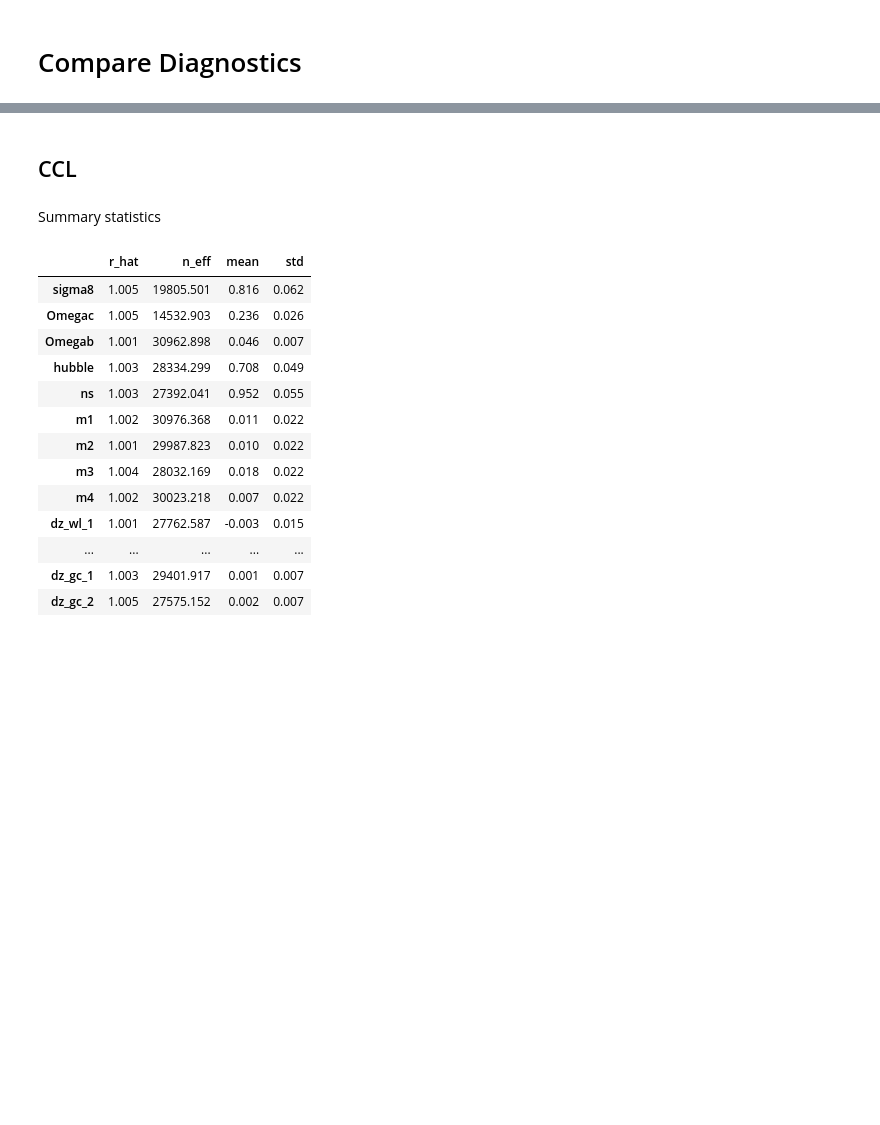
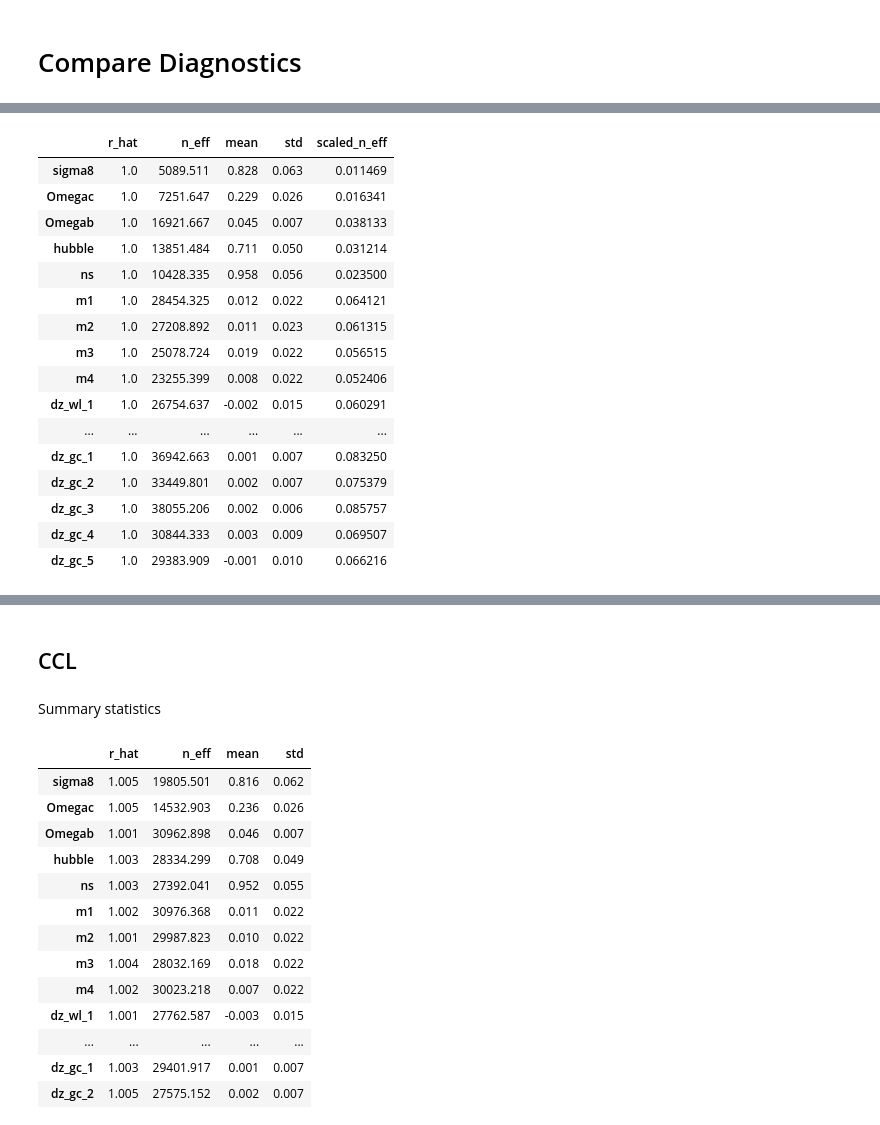
Before and after one commit to Harry45/DESEMU, a Jupyter notebook: notebooks/triangle_plot.ipynb, the cells around one changed output, grey strips where cells are left out. Cells and saved outputs as stored; diff of their text form; code cells hidden in the pictures; blank space fills up the shorter version.

```diff
--- a/notebooks/triangle_plot.ipynb
+++ b/notebooks/triangle_plot.ipynb
@@ -150,0 +203,20 @@ summary(sampler_jc_nuts_2.get_samples(group_by_chain=True)['sigma8'])['Param:0']
+# %%
+statistics_nuts
+# %% [output]
+|  | r_hat | n_eff | mean | std | scaled_n_eff |
+| sigma8 | 1.0 | 5089.511 | 0.828 | 0.063 | 0.011469 |
+| Omegac | 1.0 | 7251.647 | 0.229 | 0.026 | 0.016341 |
+| Omegab | 1.0 | 16921.667 | 0.045 | 0.007 | 0.038133 |
+| hubble | 1.0 | 13851.484 | 0.711 | 0.050 | 0.031214 |
+| ns | 1.0 | 10428.335 | 0.958 | 0.056 | 0.023500 |
+| m1 | 1.0 | 28454.325 | 0.012 | 0.022 | 0.064121 |
+| m2 | 1.0 | 27208.892 | 0.011 | 0.023 | 0.061315 |
+| m3 | 1.0 | 25078.724 | 0.019 | 0.022 | 0.056515 |
+| m4 | 1.0 | 23255.399 | 0.008 | 0.022 | 0.052406 |
+| dz_wl_1 | 1.0 | 26754.637 | -0.002 | 0.015 | 0.060291 |
+| ... | ... | ... | ... | ... | ... |
+| dz_gc_1 | 1.0 | 36942.663 | 0.001 | 0.007 | 0.083250 |
+| dz_gc_2 | 1.0 | 33449.801 | 0.002 | 0.007 | 0.075379 |
+| dz_gc_3 | 1.0 | 38055.206 | 0.002 | 0.006 | 0.085757 |
+| dz_gc_4 | 1.0 | 30844.333 | 0.003 | 0.009 | 0.069507 |
+| dz_gc_5 | 1.0 | 29383.909 | -0.001 | 0.010 | 0.066216 |
```
Also changed, not shown: parts of 24 cells of this notebook, 3 other files.
